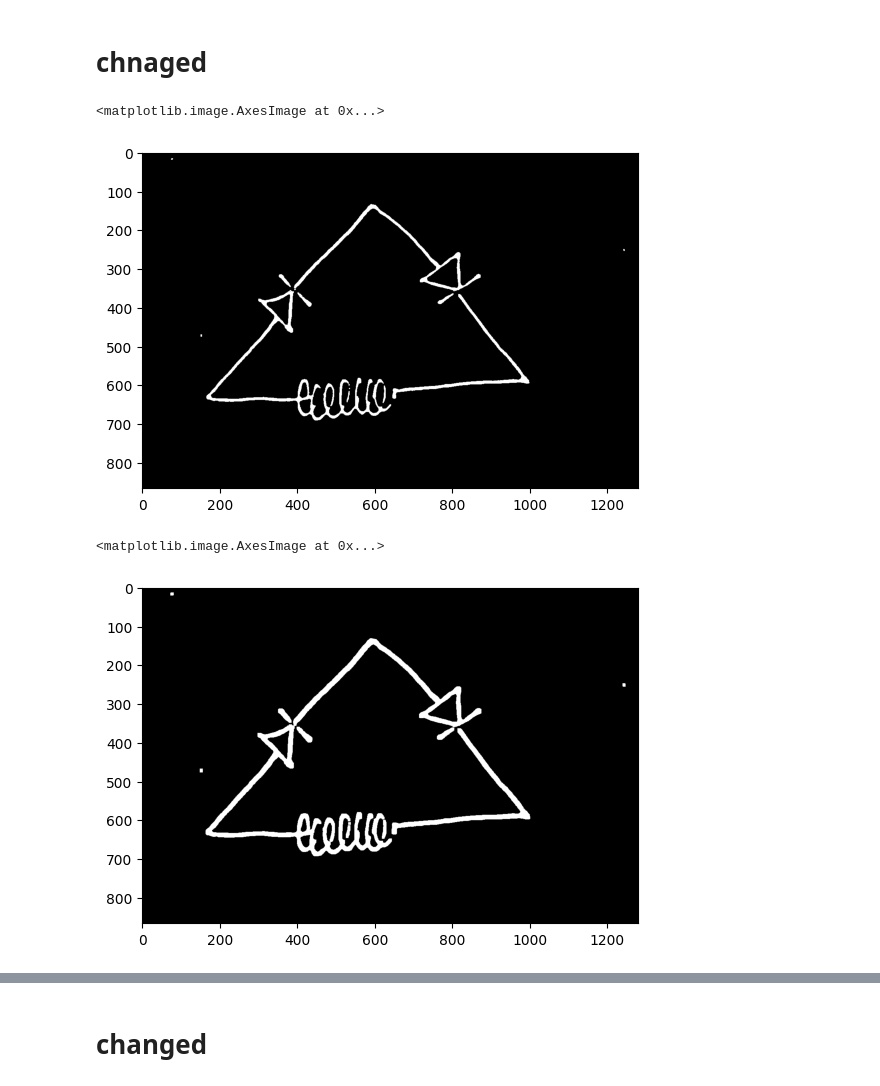
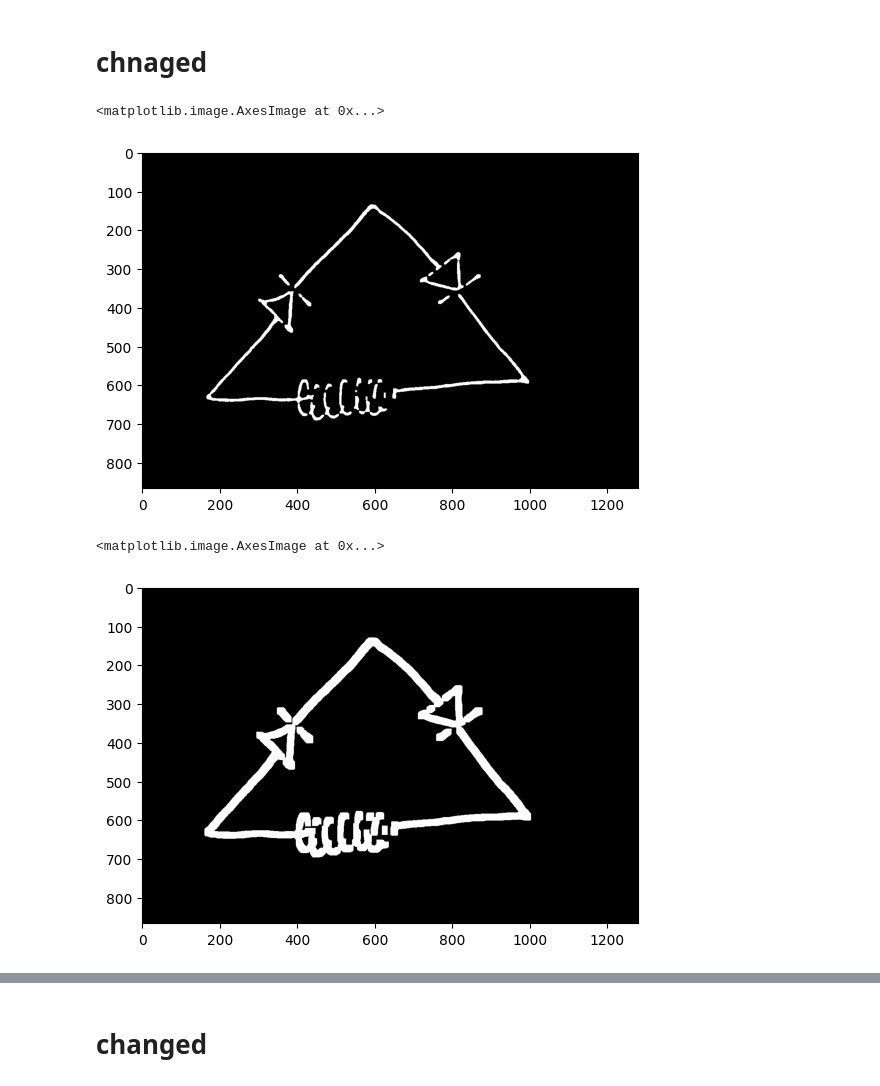
Before and after one commit to gadhvirushiraj/page2circuit, a Jupyter notebook: preprocess_img.ipynb, the cells around one changed output, grey strips where cells are left out. Saved outputs shown, nothing was run; the diff lists cells and outputs as text; code cells hidden in the pictures.

```diff
--- a/preprocess_img.ipynb
+++ b/preprocess_img.ipynb
@@ -36,20 +36,20 @@ plt.imshow(th, cmap='gray')
 # i.e. eroding the img and then dialating it
 
 kernel = cv2.getStructuringElement(cv2.MORPH_RECT, (3,3))
-opening_img = cv2.morphologyEx(th, cv2.MORPH_OPEN, kernel, iterations=1)
+opening_img = cv2.morphologyEx(th, cv2.MORPH_OPEN, kernel, iterations=2)
 plt.imshow(opening_img, cmap='gray')
 # %% [output]
 <matplotlib.image.AxesImage at 0x...>
-[figure, old version]
+[figure, new version]
 # %%
 # dialating again to make line thicker
 
 kernel = cv2.getStructuringElement(cv2.MORPH_RECT, (3,3))
-dline = cv2.dilate(opening_img, kernel, iterations=2)
+dline = cv2.dilate(opening_img, kernel, iterations=5)
 plt.imshow(dline, cmap='gray')
 # %% [output]
 <matplotlib.image.AxesImage at 0x...>
-[figure, old version]
+[figure, new version]
 # %%
 # # Detect corners using the contours
 # corners = cv2.goodFeaturesToTrack(image=dline,maxCorners=50,qualityLevel=0.40,minDistance=50)
```
Also changed, not shown: parts of 26 cells of this notebook, 12 other files.
